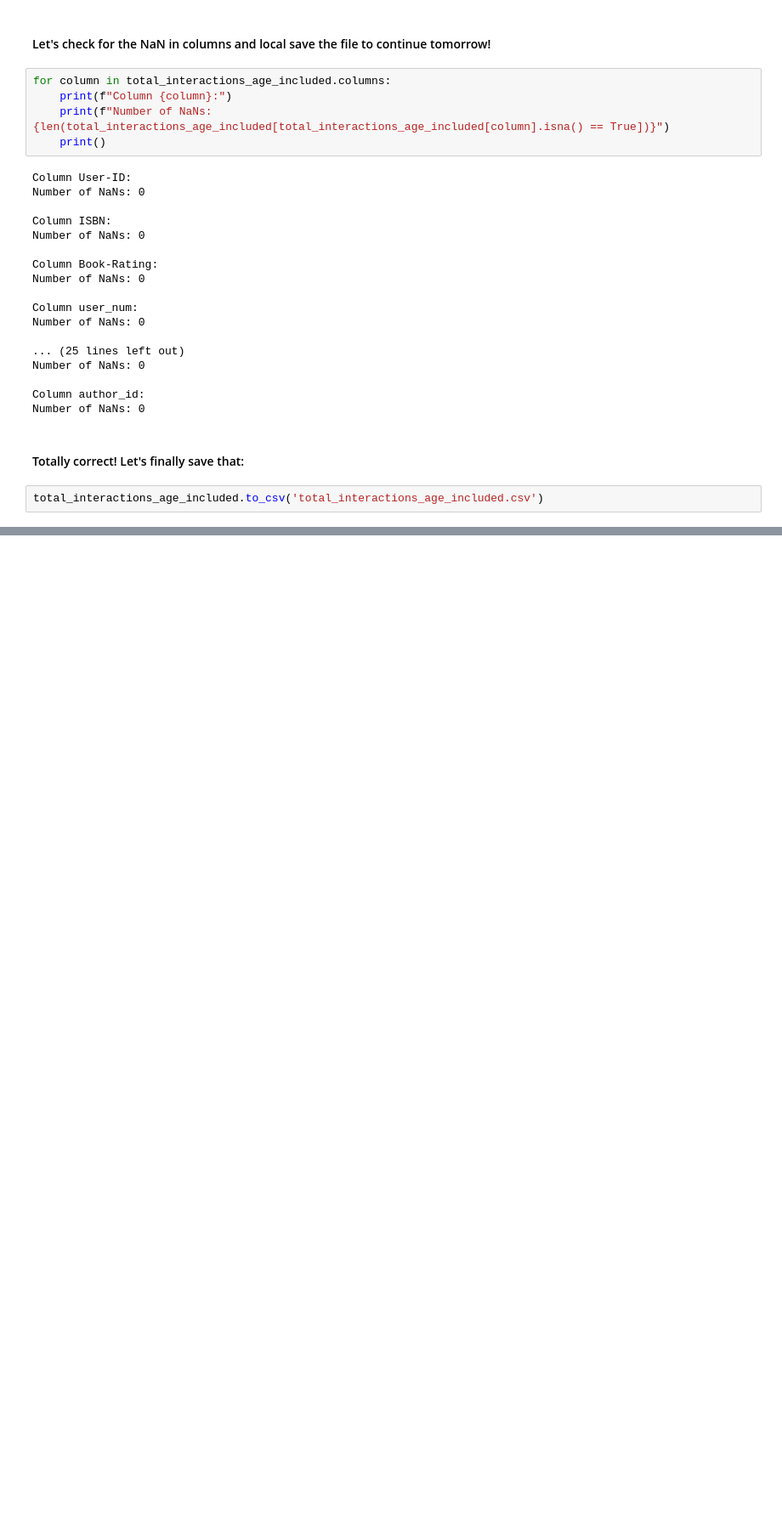
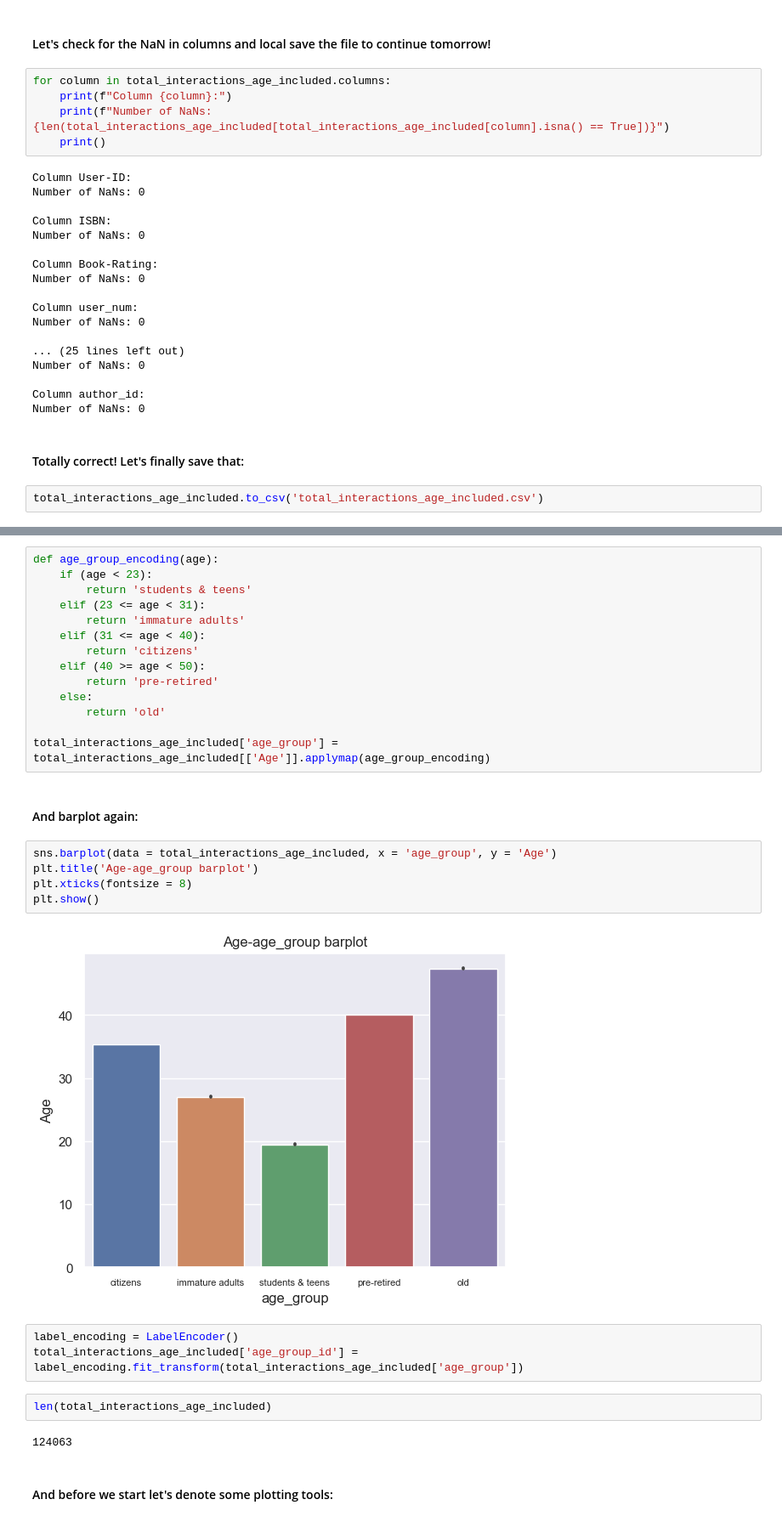
Before and after one commit to 4ervonec19/HW6_recommendation_systems, a Jupyter notebook: recommendation_systems.ipynb, the cells around one changed output, grey strips where cells are left out. Shown at 85% size. Drawn from its saved outputs; the diff is of its cells as text; blank space fills up the shorter version.

```diff
--- a/recommendation_systems.ipynb
+++ b/recommendation_systems.ipynb
@@ -575,0 +625,32 @@ total_interactions_age_included.to_csv('total_interactions_age_included.csv')
+# %%
+def age_group_encoding(age):
+    if (age < 23):
+        return 'students & teens'
+    elif (23 <= age < 31):
+        return 'immature adults'
+    elif (31 <= age < 40):
+        return 'citizens'
+    elif (40 >= age < 50):
+        return 'pre-retired'
+    else:
+        return 'old'
+
+total_interactions_age_included['age_group'] = total_interactions_age_included[['Age']].applymap(age_group_encoding)
+# %% [markdown]
+#### And barplot again:
+# %%
+sns.barplot(data = total_interactions_age_included, x = 'age_group', y = 'Age')
+plt.title('Age-age_group barplot')
+plt.xticks(fontsize = 8)
+plt.show()
+# %% [output]
+[figure, added]
+# %%
+label_encoding = LabelEncoder()
+total_interactions_age_included['age_group_id'] = label_encoding.fit_transform(total_interactions_age_included['age_group'])
+# %%
+len(total_interactions_age_included)
+# %% [output]
+124063
+# %% [markdown]
+#### And before we start let's denote some plotting tools:
```
Also changed, not shown: parts of 20 cells of this notebook.
